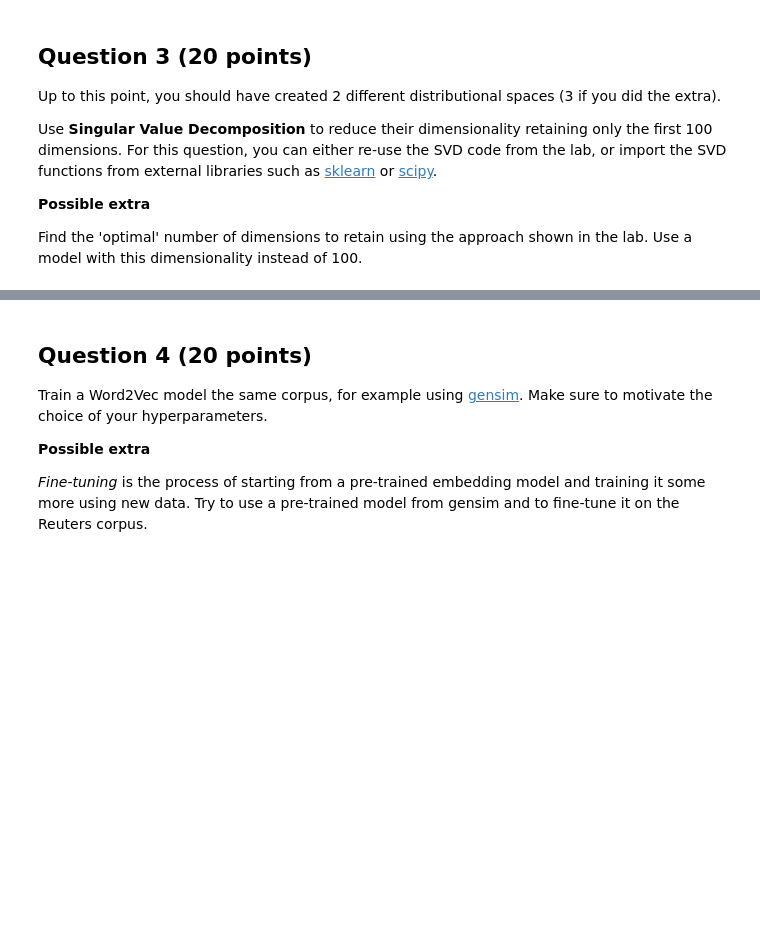
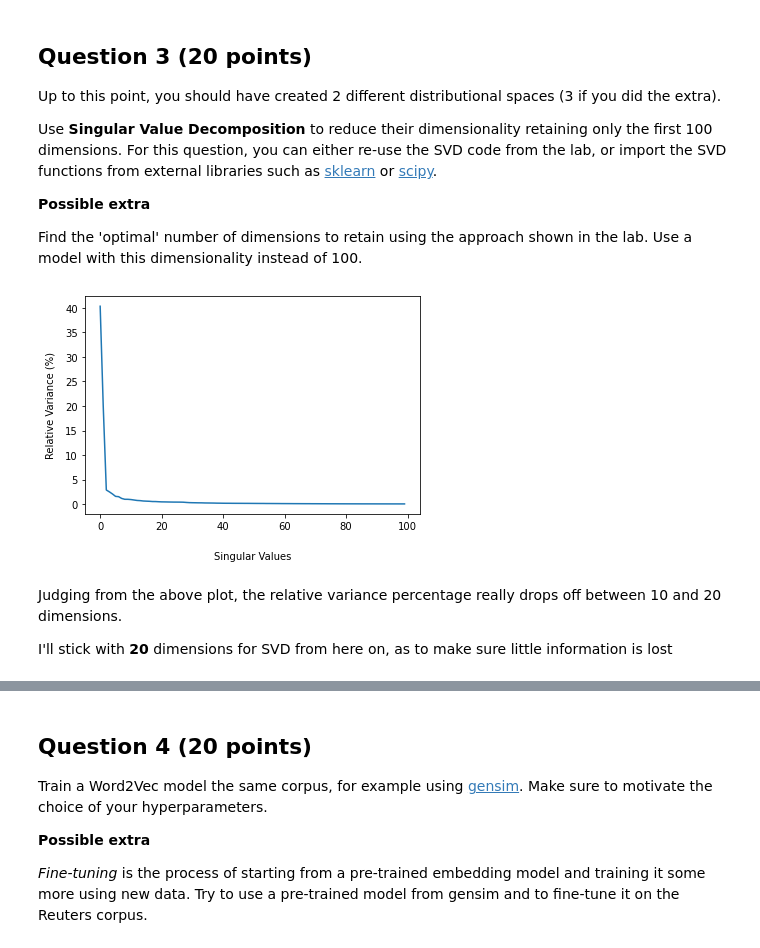
Before and after one commit to joshbrook/AUC_TMCI_2022, a Jupyter notebook: assignments/A2/notebook.ipynb, the cells around one changed output, grey strips where cells are left out. Drawn from its saved outputs; the diff is of its cells as text; code cells hidden in the pictures; blank space fills up the shorter version.

```diff
--- a/assignments/A2/notebook.ipynb
+++ b/assignments/A2/notebook.ipynb
@@ -113,0 +377,50 @@ Find the 'optimal' number of dimensions to retain using the approach shown in th
+# %%
+# your code here
+import sklearn
+import numpy as np
+from sklearn.decomposition import TruncatedSVD
+from sklearn.metrics.pairwise import cosine_similarity
+
+# lemma to row/column index mappings
+sorted_vectors = sorted(noun_fd)
+vectors_indices = dict((v,i) for i,v in enumerate(sorted_vectors))
+contexts_indices = dict((v,i) for i,v in enumerate(sorted(filt_fd)))
+
+
+# create matrix to store PLMI values
+plmiMat = np.zeros((len(vectors_indices), len(contexts_indices)))
+for pair, weight in plmis_surface.items():
+    plmiMat[vectors_indices[pair[0]]][contexts_indices[pair[1]]] = weight
+
+
+# create matrix to store Smoothed PPMI values
+sppmiMat = np.zeros((len(vectors_indices), len(contexts_indices)))
+for pair, weight in sppmis_surface.items():
+    sppmiMat[vectors_indices[pair[0]]][contexts_indices[pair[1]]] = weight
+# %%
+from scipy import linalg, dot
+import matplotlib.pyplot as plt
+
+U, s, Vt = linalg.svd(plmiMat)
+
+if not U[U>0].size > (U.size / 2):
+    U = -U
+    Vt = -Vt
+
+rel_variance = ( s**2 / sum(s**2) ) * 100
+
+y_values =  rel_variance[:100]
+x_values = np.arange(len(y_values))
+
+plt.plot(x_values, y_values, linestyle = '-')
+
+plt.xlabel("Singular Values", labelpad = 20)
+plt.ylabel("Relative Variance (%)", labelpad = 10)
+
+plt.show()
+# %% [output]
+[figure, added]
+# %% [markdown]
+Judging from the above plot, the relative variance percentage really drops off between 10 and 20 dimensions.
+
+I'll stick with **20** dimensions for SVD from here on, as to make sure little information is lost
```
Also changed, not shown: parts of 36 cells of this notebook, 20 other files.
